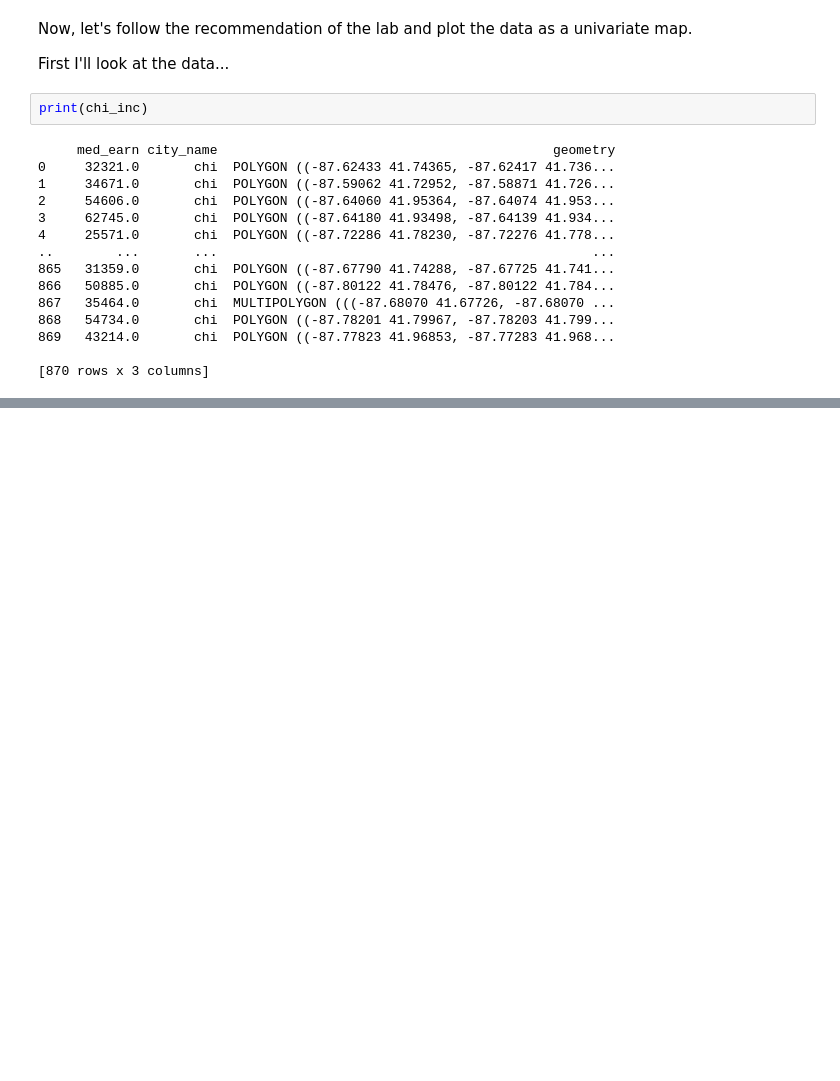
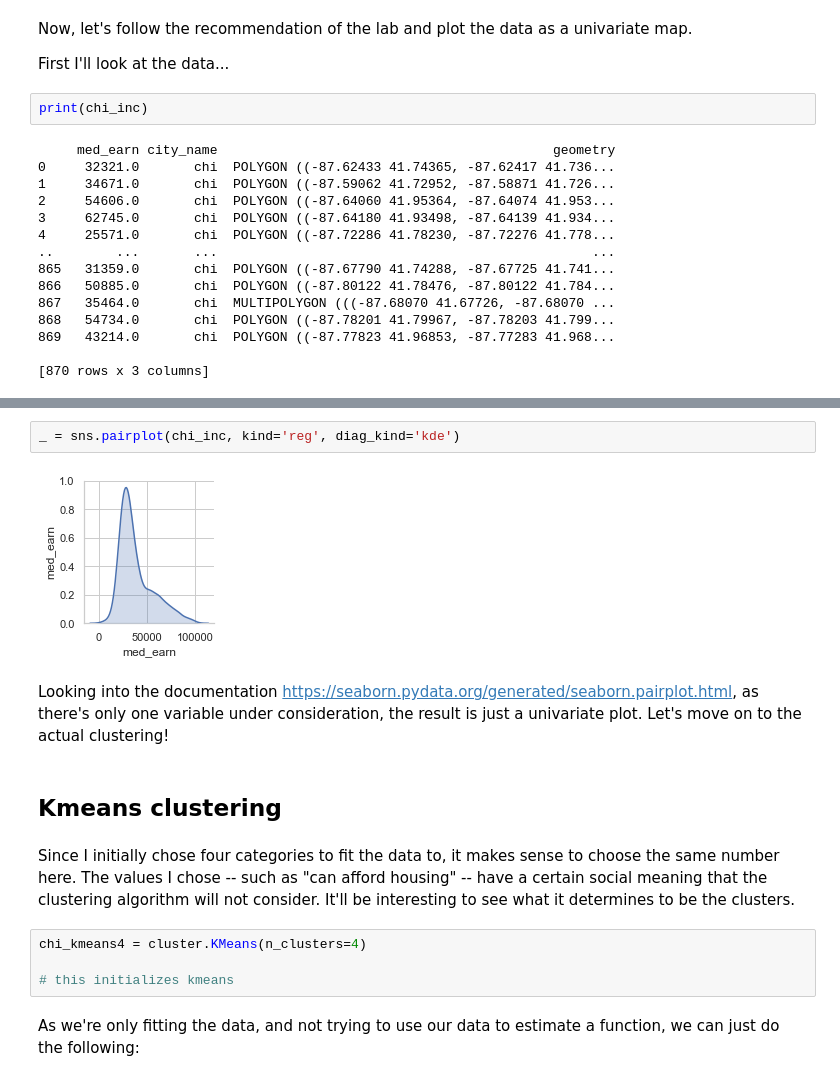
Before and after one commit to fiiion/GISIII_Final_Project, a Jupyter notebook: pysal_inc_clustering/inc_clustering_with_pysal.ipynb, the cells around one changed output, grey strips where cells are left out. Cells and saved outputs as stored; diff of their text form; blank space fills up the shorter version.

Commit message:
working through kmeans
Having some issues with the clustering. Need to format it differently, or look into the documentation again...

```diff
--- a/pysal_inc_clustering/inc_clustering_with_pysal.ipynb
+++ b/pysal_inc_clustering/inc_clustering_with_pysal.ipynb
@@ -92,0 +118,16 @@ plt.show()
+# %%
+_ = sns.pairplot(chi_inc, kind='reg', diag_kind='kde')
+# %% [output]
+[figure, added]
+# %% [markdown]
+Looking into the documentation https://seaborn.pydata.org/generated/seaborn.pairplot.html, as there's only one variable under consideration, the result is just a univariate plot. Let's move on to the actual clustering!
+# %% [markdown]
+## Kmeans clustering
+# %% [markdown]
+Since I initially chose four categories to fit the data to, it makes sense to choose the same number here. The values I chose -- such as "can afford housing" -- have a certain social meaning that the clustering algorithm will not consider. It'll be interesting to see what it determines to be the clusters.
+# %%
+chi_kmeans4 = cluster.KMeans(n_clusters=4)
+
+# this initializes kmeans
+# %% [markdown]
+As we're only fitting the data, and not trying to use our data to estimate a function, we can just do the following:
```
Also changed, not shown: parts of 14 cells of this notebook.
